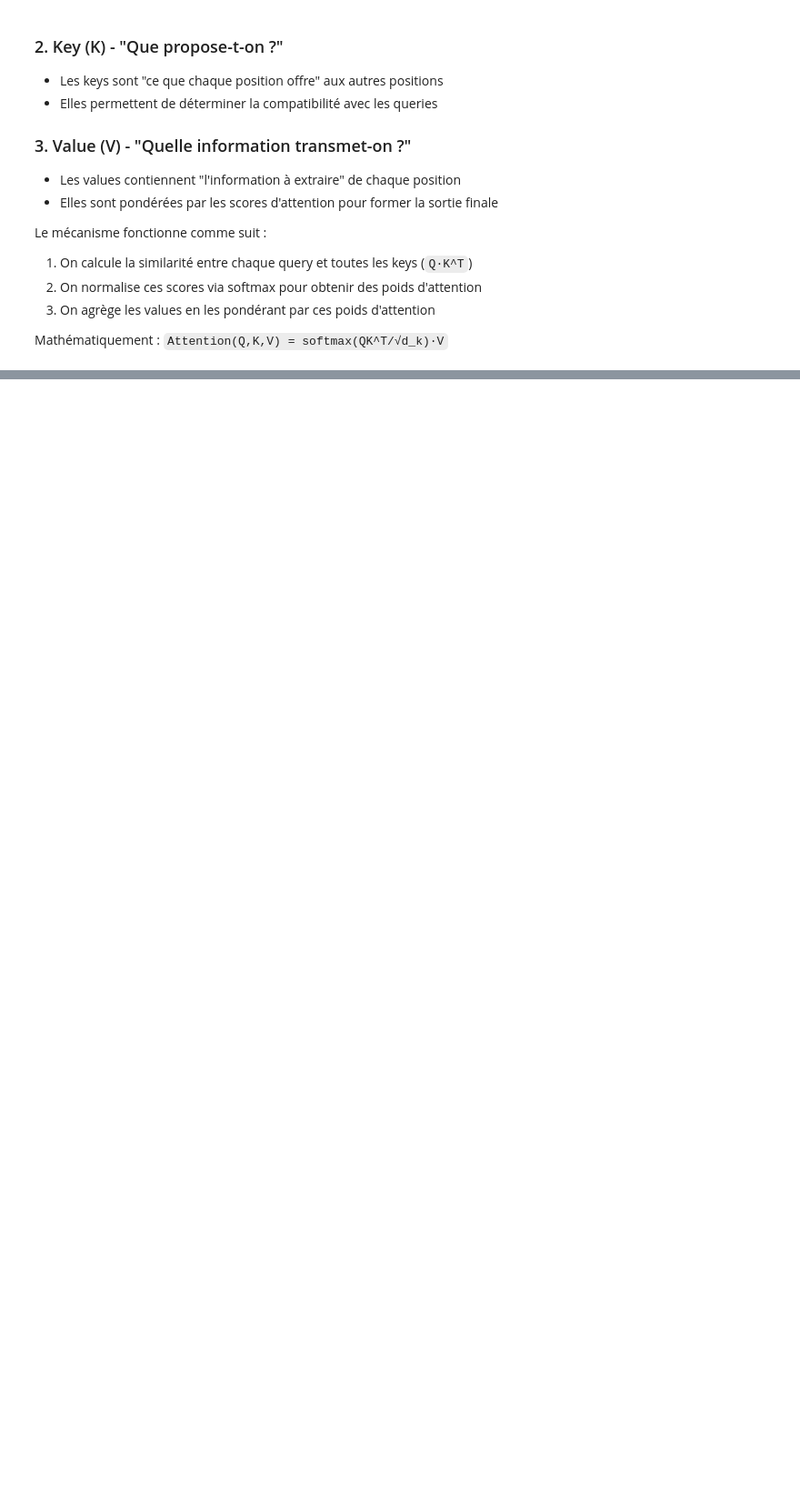
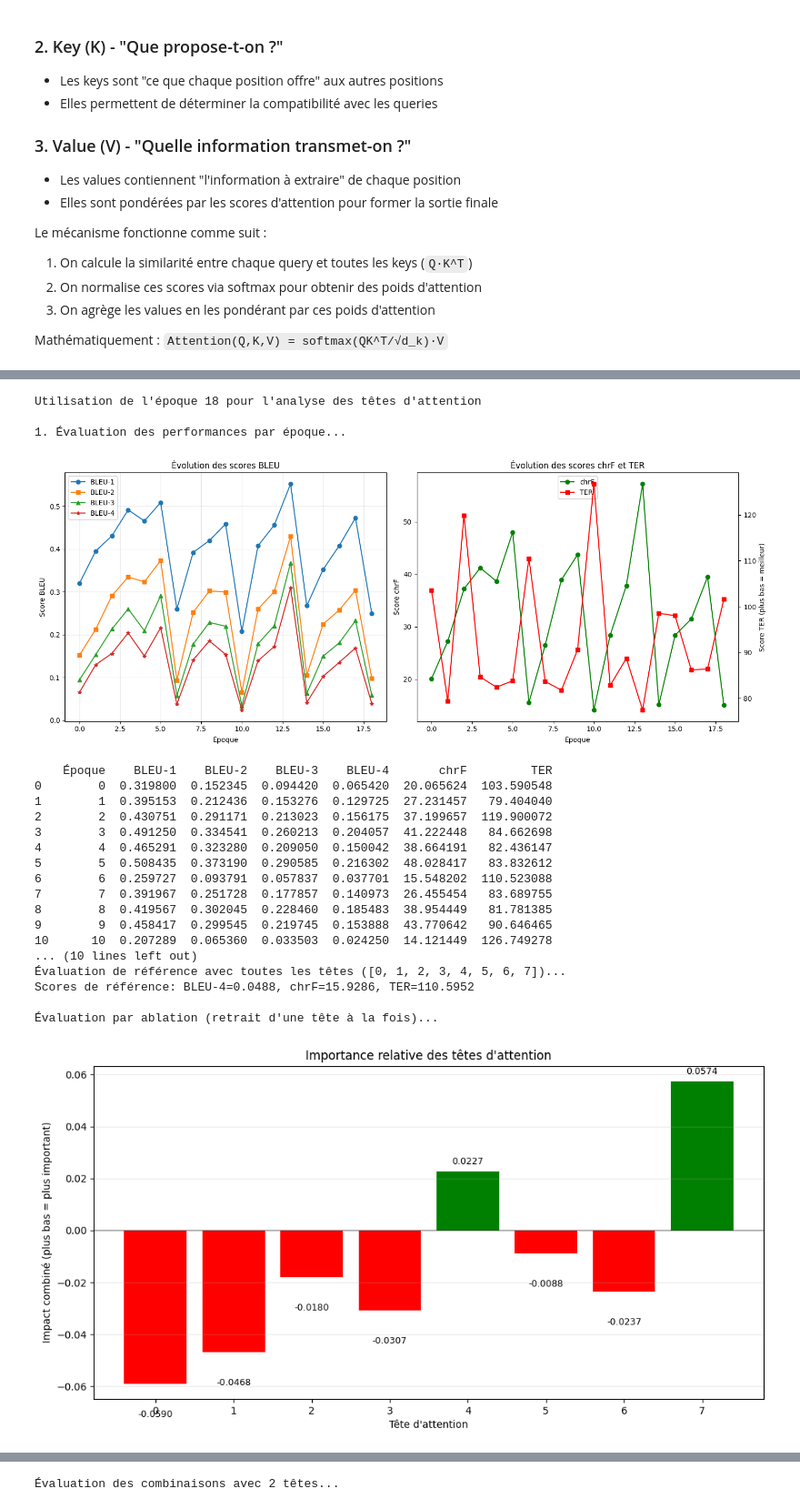
Before and after one commit to NAS2pwn/Transformer, a Jupyter notebook: self_attention.ipynb, the cells around one changed output, grey strips where cells are left out. Shown at 91% size. Saved outputs shown, nothing was run; the diff lists cells and outputs as text; code cells hidden in the pictures; blank space fills up the shorter version.

```diff
--- a/self_attention.ipynb
+++ b/self_attention.ipynb
@@ -302,0 +373,11 @@ Traduction générée: Je voudrais bien savoir davantage .
+# %%
+
+
+for epoch in [7, 17, 18]:#available_epochs:
+    print(f"\nÉPOQUE {epoch}\n")
+    for heads in head_combinations:
+        translation = translate_with_selected_heads(test_sentence, epoch, heads)
+        print(f"\nTêtes utilisées {heads}:")
+        print(f"Traduction: {translation}")
+        print("-" * 80)
+    print("\n" + "=" * 100 + "\n")
@@ -302,0 +1284,55 @@ Traduction générée: Je voudrais bien savoir davantage .
+# %%
+# In[16]: Exécution des analyses
+# Choisir la dernière époque pour l'analyse
+last_epoch = available_epochs[-1]
+print(f"Utilisation de l'époque {last_epoch} pour l'analyse des têtes d'attention")
+
+# Décommenter les lignes suivantes pour exécuter l'analyse complète
+# Note: ces analyses peuvent prendre beaucoup de temps
+
+# Évaluation des performances par époque
+print("\n1. Évaluation des performances par époque...")
+epoch_results = evaluate_epochs(test_set)
+epoch_metrics_df = plot_epoch_results(epoch_results)
+print(epoch_metrics_df)
+
+# Évaluation de l'importance des têtes d'attention
+print("\n2. Évaluation de l'importance des têtes d'attention...")
+head_results = evaluate_attention_heads(test_set[:5], last_epoch)  # Utiliser un sous-ensemble pour accélérer
+head_importance_df = plot_head_importance(head_results)
+print(head_importance_df)
+
+# Recherche des combinaisons optimales
+print("\n3. Recherche des combinaisons optimales de têtes...")
+combo_results = find_optimal_head_combinations(test_set[:5], last_epoch, max_heads_to_use=3)
+combo_df = plot_best_combinations(combo_results)
+print(combo_df)
+
+# Analyse des patterns d'attention
+print("\n4. Analyse des patterns d'attention des têtes importantes...")
+# Supposons que les têtes 0, 2 et 5 sont importantes d'après les analyses précédentes
+important_heads = [0, 2, 5]  # À remplacer par les têtes identifiées comme importantes
+patterns = analyze_head_patterns(test_set[0]['src'], last_epoch, important_heads)
+# %% [output]
+Utilisation de l'époque 18 pour l'analyse des têtes d'attention
+
+1. Évaluation des performances par époque...
+[figure, added]
+    Époque    BLEU-1    BLEU-2    BLEU-3    BLEU-4       chrF         TER
+0        0  0.319800  0.152345  0.094420  0.065420  20.065624  103.590548
+1        1  0.395153  0.212436  0.153276  0.129725  27.231457   79.404040
+2        2  0.430751  0.291171  0.213023  0.156175  37.199657  119.900072
+3        3  0.491250  0.334541  0.260213  0.204057  41.222448   84.662698
+4        4  0.465291  0.323280  0.209050  0.150042  38.664191   82.436147
+5        5  0.508435  0.373190  0.290585  0.216302  48.028417   83.832612
+6        6  0.259727  0.093791  0.057837  0.037701  15.548202  110.523088
+7        7  0.391967  0.251728  0.177857  0.140973  26.455454   83.689755
+8        8  0.419567  0.302045  0.228460  0.185483  38.954449   81.781385
+9        9  0.458417  0.299545  0.219745  0.153888  43.770642   90.646465
+10      10  0.207289  0.065360  0.033503  0.024250  14.121449  126.749278
+... (10 lines left out)
+Évaluation de référence avec toutes les têtes ([0, 1, 2, 3, 4, 5, 6, 7])...
+Scores de référence: BLEU-4=0.0488, chrF=15.9286, TER=110.5952
+
+Évaluation par ablation (retrait d'une tête à la fois)...
+[figure, added]
@@ -302,0 +1354 @@ Traduction générée: Je voudrais bien savoir davantage .
+Évaluation des combinaisons avec 2 têtes...
```
Also changed, not shown: parts of 19 cells of this notebook, 2 other files.
